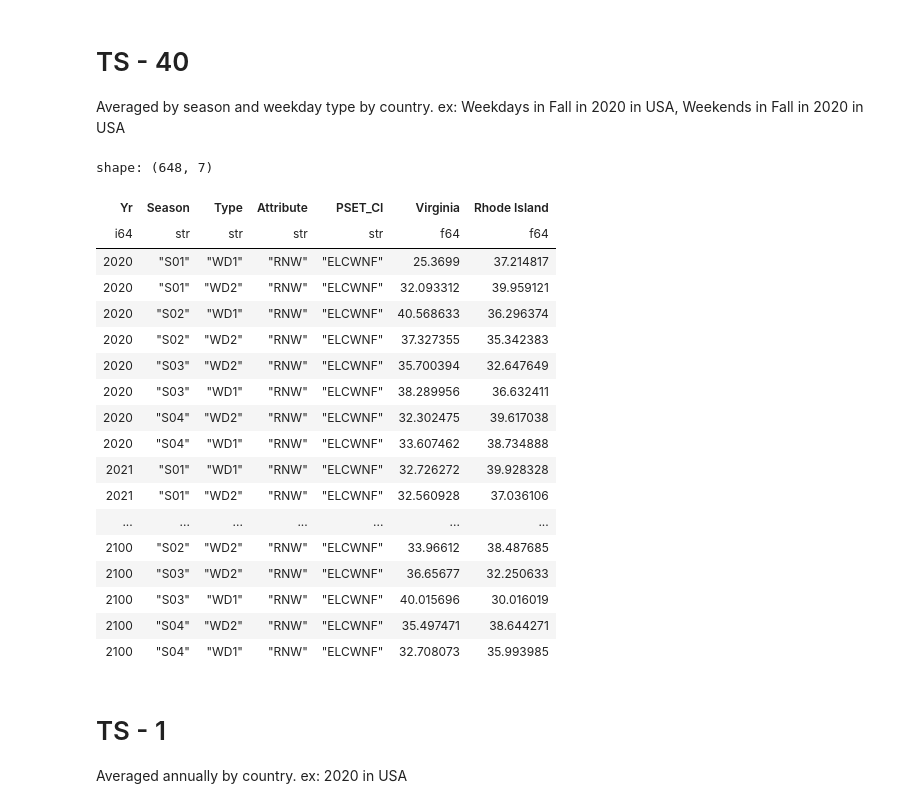
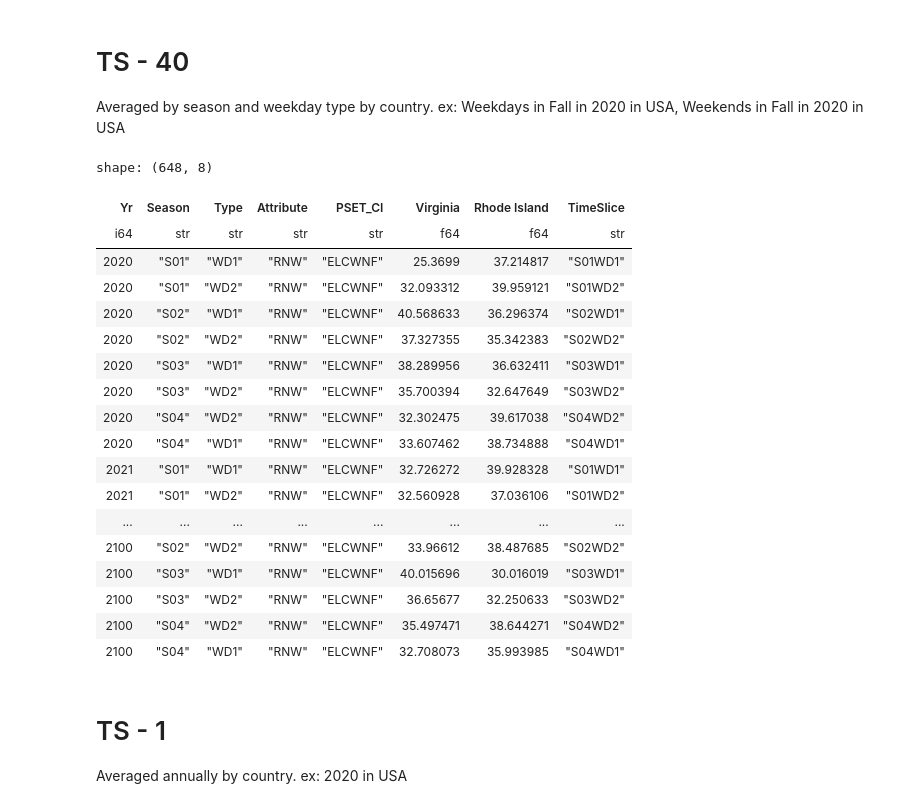
Before and after one commit to esma-cu/DATA_WIND_CF, a Jupyter notebook: Wind_Organize_CF - TUSM.ipynb, the cells around one changed output. Cells and saved outputs as stored; diff of their text form; code cells hidden in the pictures.

```diff
--- a/Wind_Organize_CF - TUSM.ipynb
+++ b/Wind_Organize_CF - TUSM.ipynb
@@ -373,10 +350,10 @@ SSP126_2090_2100_tt.to_csv('SSP126_2090_2100_TIMES_state.csv')
 import polars as pl
 
 # Read all the *TIMES.csv files in Polars and concatenate them
-SSP126_TIMES = pl.read_csv('SSP126_offshore_2015_2039_TIMES_state.csv')
-SSP126_TIMES = SSP126_TIMES.extend(pl.read_csv('SSP126_offshore_2040_2064_TIMES_state.csv'))
-SSP126_TIMES = SSP126_TIMES.extend(pl.read_csv('SSP126_offshore_2065_2089_TIMES_state.csv'))
-SSP126_TIMES = SSP126_TIMES.extend(pl.read_csv('SSP126_offshore_2090_2100_TIMES_state.csv'))
+SSP126_TIMES = pl.read_csv('SSP126_usa_offshore_2015_2039_TIMES_state.csv')
+SSP126_TIMES = SSP126_TIMES.extend(pl.read_csv('SSP126_usa_offshore_2040_2064_TIMES_state.csv'))
+SSP126_TIMES = SSP126_TIMES.extend(pl.read_csv('SSP126_usa_offshore_2065_2089_TIMES_state.csv'))
+SSP126_TIMES = SSP126_TIMES.extend(pl.read_csv('SSP126_usa_offshore_2090_2100_TIMES_state.csv'))
 
 # Filter the DataFrame to keep only rows with 'Yr' greater than or equal to 2020
 SSP126_TIMES = SSP126_TIMES.filter(pl.col('Yr') >= 2020)
@@ -410,6 +398,8 @@ SSP126_TIMES = SSP126_TIMES.with_columns(
         lambda Weekday: "WD2" if Weekday in [6, 2, 3, 4, 5] else "WD1"
     ),
 )
+
+SSP126_TIMES = SSP126_TIMES.with_columns(pl.lit('NCAP_AF').alias('Attribute'))
 # %%
 SSP126_TIMES
 # %% [output]
@@ -486,35 +491,38 @@ Averaged by season and weekday type by country. ex: Weekdays in Fall in 2020 in
 # %%
 #groupby the Yr and Season and find mean
 SSP126_TIMES_40 = SSP126_TIMES.groupby(['Yr', 'Season', 'Type']).mean()
 # sort by year and season
 SSP126_TIMES_40 = SSP126_TIMES_40.sort(['Yr', 'Season'])
 # drop TimeSlice, time, Attribute, and PSET_CI columns
 SSP126_TIMES_40 = SSP126_TIMES_40.drop(['TimeSlice', 'time', 'Weekday', 'Month', 'Day'])
 # make all rows in the 'PSET_CI' column 'ELCWNF' in polars
 # add a new column called 'PSET_CI' that is 'ELCWNO' for onshore or 'ELCWNF' for offshore
 SSP126_TIMES_40 = SSP126_TIMES_40.with_columns(pl.col('PSET_CI').fill_null('ELCWNF'))
 # do the same but RNW for Attribute
 SSP126_TIMES_40 = SSP126_TIMES_40.with_columns(pl.col('Attribute').fill_null('RNW'))
+#Create a column called 'TimeSlice' that is the Season + Type
+SSP126_TIMES_40 = SSP126_TIMES_40.with_columns(pl.concat_str([pl.col('Season'), pl.col('Type')], separator='').alias('TimeSlice'))
+
 SSP126_TIMES_40
 # %% [output]
-shape: (648, 7)
+shape: (648, 8)
-| Yr | Season | Type | Attribute | PSET_CI | Virginia | Rhode Island |
-| i64 | str | str | str | str | f64 | f64 |
-| 2020 | "S01" | "WD1" | "RNW" | "ELCWNF" | 25.3699 | 37.214817 |
-| 2020 | "S01" | "WD2" | "RNW" | "ELCWNF" | 32.093312 | 39.959121 |
-| 2020 | "S02" | "WD1" | "RNW" | "ELCWNF" | 40.568633 | 36.296374 |
-| 2020 | "S02" | "WD2" | "RNW" | "ELCWNF" | 37.327355 | 35.342383 |
-| 2020 | "S03" | "WD2" | "RNW" | "ELCWNF" | 35.700394 | 32.647649 |
-| 2020 | "S03" | "WD1" | "RNW" | "ELCWNF" | 38.289956 | 36.632411 |
-| 2020 | "S04" | "WD2" | "RNW" | "ELCWNF" | 32.302475 | 39.617038 |
-| 2020 | "S04" | "WD1" | "RNW" | "ELCWNF" | 33.607462 | 38.734888 |
-| 2021 | "S01" | "WD1" | "RNW" | "ELCWNF" | 32.726272 | 39.928328 |
-| 2021 | "S01" | "WD2" | "RNW" | "ELCWNF" | 32.560928 | 37.036106 |
-| ... | ... | ... | ... | ... | ... | ... |
-| 2100 | "S02" | "WD2" | "RNW" | "ELCWNF" | 33.96612 | 38.487685 |
-| 2100 | "S03" | "WD2" | "RNW" | "ELCWNF" | 36.65677 | 32.250633 |
-| 2100 | "S03" | "WD1" | "RNW" | "ELCWNF" | 40.015696 | 30.016019 |
-| 2100 | "S04" | "WD2" | "RNW" | "ELCWNF" | 35.497471 | 38.644271 |
-| 2100 | "S04" | "WD1" | "RNW" | "ELCWNF" | 32.708073 | 35.993985 |
+| Yr | Season | Type | Attribute | PSET_CI | Virginia | Rhode Island | TimeSlice |
+| i64 | str | str | str | str | f64 | f64 | str |
+| 2020 | "S01" | "WD1" | "RNW" | "ELCWNF" | 25.3699 | 37.214817 | "S01WD1" |
+| 2020 | "S01" | "WD2" | "RNW" | "ELCWNF" | 32.093312 | 39.959121 | "S01WD2" |
+| 2020 | "S02" | "WD1" | "RNW" | "ELCWNF" | 40.568633 | 36.296374 | "S02WD1" |
+| 2020 | "S02" | "WD2" | "RNW" | "ELCWNF" | 37.327355 | 35.342383 | "S02WD2" |
+| 2020 | "S03" | "WD1" | "RNW" | "ELCWNF" | 38.289956 | 36.632411 | "S03WD1" |
+| 2020 | "S03" | "WD2" | "RNW" | "ELCWNF" | 35.700394 | 32.647649 | "S03WD2" |
+| 2020 | "S04" | "WD2" | "RNW" | "ELCWNF" | 32.302475 | 39.617038 | "S04WD2" |
+| 2020 | "S04" | "WD1" | "RNW" | "ELCWNF" | 33.607462 | 38.734888 | "S04WD1" |
+| 2021 | "S01" | "WD1" | "RNW" | "ELCWNF" | 32.726272 | 39.928328 | "S01WD1" |
+| 2021 | "S01" | "WD2" | "RNW" | "ELCWNF" | 32.560928 | 37.036106 | "S01WD2" |
+| ... | ... | ... | ... | ... | ... | ... | ... |
+| 2100 | "S02" | "WD2" | "RNW" | "ELCWNF" | 33.96612 | 38.487685 | "S02WD2" |
+| 2100 | "S03" | "WD1" | "RNW" | "ELCWNF" | 40.015696 | 30.016019 | "S03WD1" |
+| 2100 | "S03" | "WD2" | "RNW" | "ELCWNF" | 36.65677 | 32.250633 | "S03WD2" |
+| 2100 | "S04" | "WD2" | "RNW" | "ELCWNF" | 35.497471 | 38.644271 | "S04WD2" |
+| 2100 | "S04" | "WD1" | "RNW" | "ELCWNF" | 32.708073 | 35.993985 | "S04WD1" |
 # %%
 # save to csv
```
Also changed, not shown: parts of 35 cells of this notebook, 2 other files.
